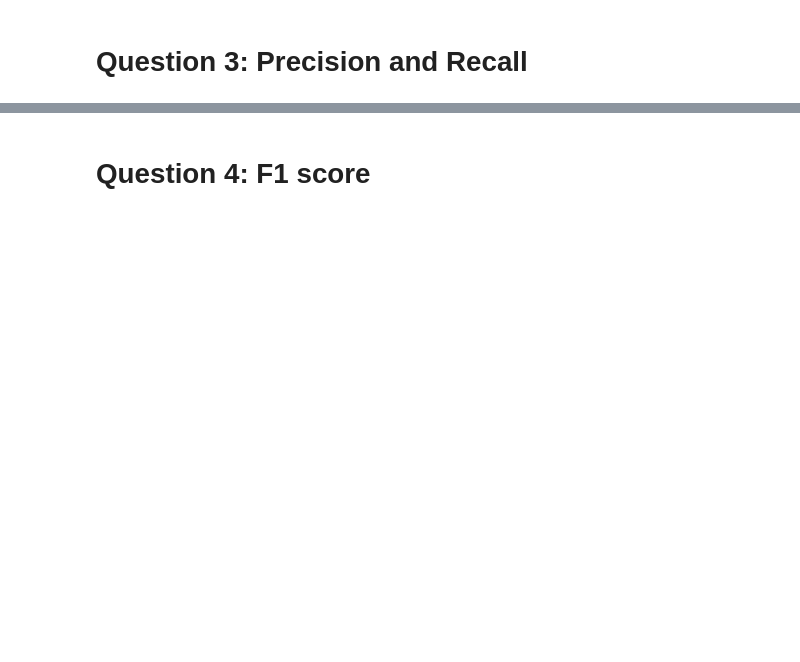
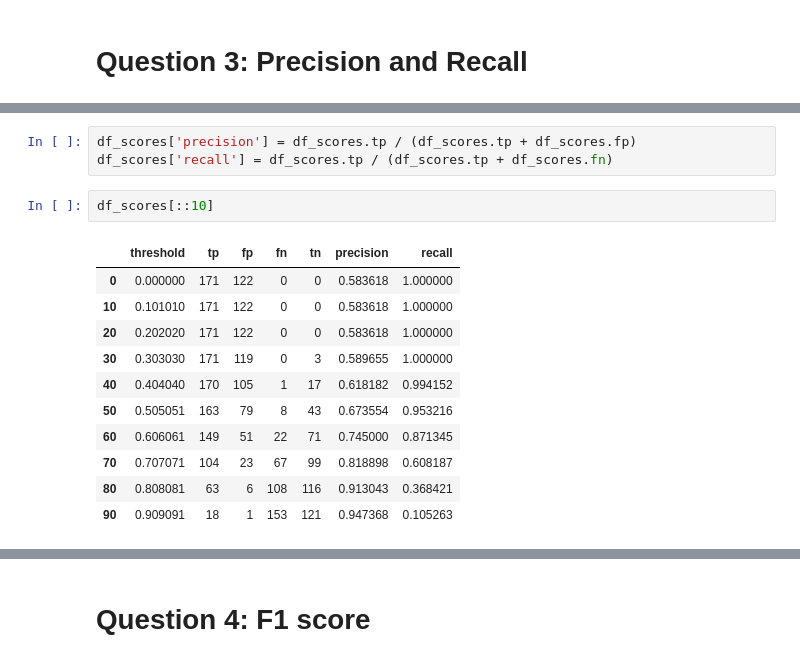
Before and after one commit to hanaahammad/HH_ML_ZOOMCAMP, a Jupyter notebook: 04_Metrics/04_HW.ipynb, the cells around one changed output, grey strips where cells are left out. Saved outputs shown, nothing was run; the diff lists cells and outputs as text; blank space fills up the shorter version.

```diff
--- a/04_Metrics/04_HW.ipynb
+++ b/04_Metrics/04_HW.ipynb
@@ -363,0 +479,17 @@ plt.show()
+# %%
+df_scores['precision'] = df_scores.tp / (df_scores.tp + df_scores.fp)
+df_scores['recall'] = df_scores.tp / (df_scores.tp + df_scores.fn)
+# %%
+df_scores[::10]
+# %% [output]
+|  | threshold | tp | fp | fn | tn | precision | recall |
+| 0 | 0.000000 | 171 | 122 | 0 | 0 | 0.583618 | 1.000000 |
+| 10 | 0.101010 | 171 | 122 | 0 | 0 | 0.583618 | 1.000000 |
+| 20 | 0.202020 | 171 | 122 | 0 | 0 | 0.583618 | 1.000000 |
+| 30 | 0.303030 | 171 | 119 | 0 | 3 | 0.589655 | 1.000000 |
+| 40 | 0.404040 | 170 | 105 | 1 | 17 | 0.618182 | 0.994152 |
+| 50 | 0.505051 | 163 | 79 | 8 | 43 | 0.673554 | 0.953216 |
+| 60 | 0.606061 | 149 | 51 | 22 | 71 | 0.745000 | 0.871345 |
+| 70 | 0.707071 | 104 | 23 | 67 | 99 | 0.818898 | 0.608187 |
+| 80 | 0.808081 | 63 | 6 | 108 | 116 | 0.913043 | 0.368421 |
+| 90 | 0.909091 | 18 | 1 | 153 | 121 | 0.947368 | 0.105263 |
```
Also changed, not shown: parts of 39 cells of this notebook.
